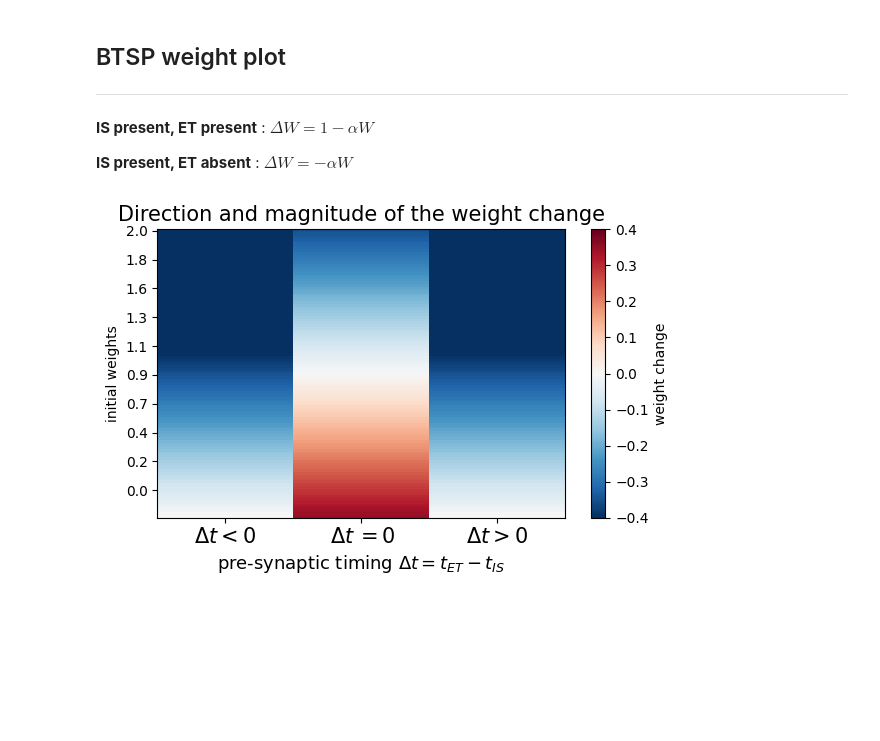
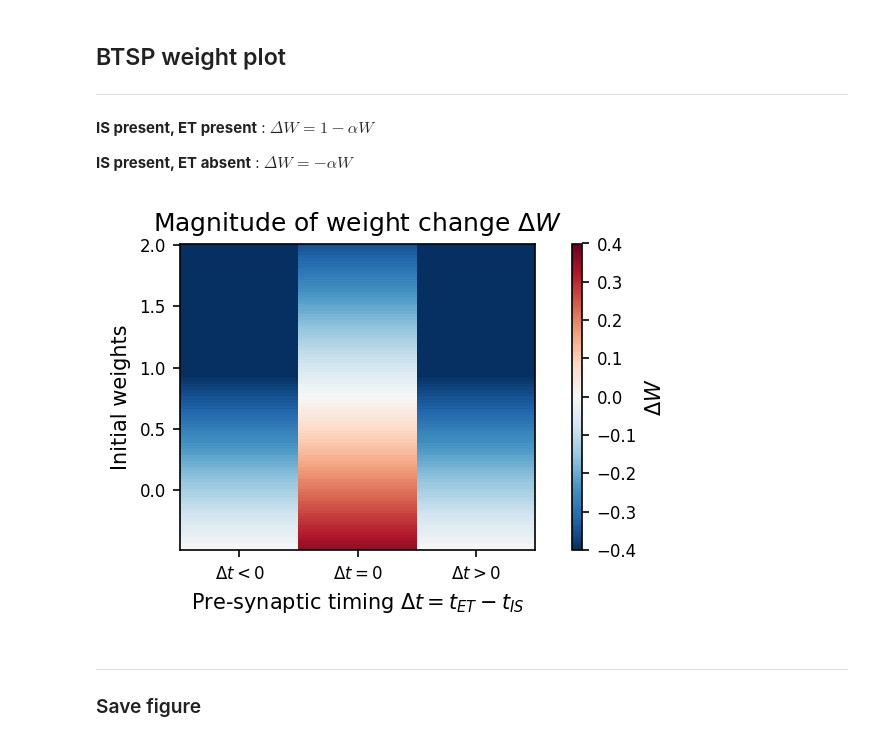
Before and after one commit to iKiru-hub/KAMemory, a Jupyter notebook: src/lab_figures_1.ipynb, the cells around one changed output. Cells and saved outputs as stored; diff of their text form; code cells hidden in the pictures; blank space fills up the shorter version.

Commit message:
svg figures

```diff
--- a/src/lab_figures_1.ipynb
+++ b/src/lab_figures_1.ipynb
@@ -170,29 +242,40 @@ plt.show()
 # %%
 n = 100
 alpha = 0.35
 values = np.zeros((n, 3))
 
 u = np.linspace(0, 2., n)
 values[:, 1] = alpha * (1 - u)
 values[:, 0] = - alpha * u
 values[:, 2] = - alpha * u
 
 
 values = np.flip(values, axis=0)
 
 """ plot """
-fig3 = plt.figure(figsize=(6, 4))
+fig_b, ax = plt.subplots(figsize=(4, 3), dpi=150)
 
-plt.imshow(values, aspect="auto", interpolation="nearest",
-           cmap="RdBu_r", vmin=-0.4, vmax=0.4)
-plt.xticks([0, 1, 2], ["$\\Delta t<0$", "$\,\\Delta t\,=0$", "$\\Delta t>0$"], fontsize=15)
-plt.yticks(range(0, n, 10), np.around(np.linspace(max(u), 0, 10), 1))
-plt.ylabel("initial weights")
-plt.xlabel("pre-synaptic timing $\\Delta t =t_{ET}-t_{IS}$", fontsize=13)
-plt.colorbar(label="weight change")
-plt.title("Direction and magnitude of the weight change", fontsize=15)
+im = ax.imshow(values, aspect="auto", interpolation="nearest",
+               cmap="RdBu_r", vmin=-0.4, vmax=0.4)
+
+ax.set_xticks([0, 1, 2])
+ax.set_xticklabels(["$\\Delta t<0$", "$\\Delta t=0$", "$\\Delta t>0$"], fontsize=8)
+ax.set_yticks(range(0, n, 20))
+ax.set_yticklabels(np.around(np.linspace(max(u), 0, len(range(0, n, 20))), 1), fontsize=8)
+
+ax.set_ylabel("Initial weights", fontsize=10)
+ax.set_xlabel("Pre-synaptic timing $\\Delta t = t_{ET} - t_{IS}$", fontsize=10)
+
+cbar = fig_b.colorbar(im, ax=ax, aspect=30, pad=0.08)
+cbar.set_label("$\Delta W$", fontsize=10)
+cbar.ax.tick_params(labelsize=8)
+
+ax.set_title("Magnitude of weight change $\\Delta W$", fontsize=12)
+
 plt.tight_layout()
-
 plt.show()
 # %% [output]
-[figure, old version]
+[figure, new version]
+# %% [markdown]
+---
+### Save figure
```
Also changed, not shown: parts of 7 cells of this notebook, 1 other file.
